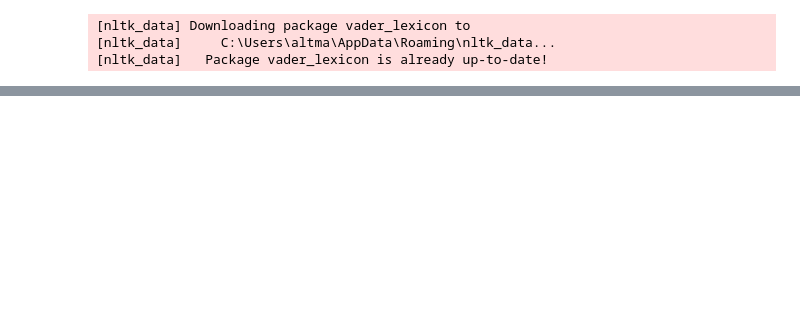
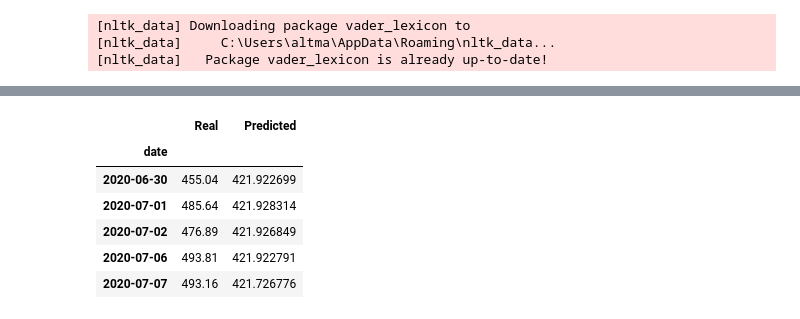
Before and after one commit to JoeHGeoghegan/P2G2-ProjectGit, a Jupyter notebook: Notebooks/model_test.ipynb, the cells around one changed output, grey strips where cells are left out. Saved outputs shown, nothing was run; the diff lists cells and outputs as text; code cells hidden in the pictures; blank space fills up the shorter version.

```diff
--- a/Notebooks/model_test.ipynb
+++ b/Notebooks/model_test.ipynb
@@ -84,0 +290,3 @@ ticker_df_list = [NFLX,FB,UBER,MCHP,ABNB,FANG,MRO, DVN, SPWR,REGI,MTRX,BLK, PYPL
+# %%
+# Compile the model
+model.compile(optimizer="adam", loss="mean_squared_error")
@@ -84,0 +352,15 @@ ticker_df_list = [NFLX,FB,UBER,MCHP,ABNB,FANG,MRO, DVN, SPWR,REGI,MTRX,BLK, PYPL
+# %%
+# Create a DataFrame of Real and Predicted values
+stocks = pd.DataFrame({
+    "Real": real_prices.ravel(),
+    "Predicted": predicted_prices.ravel()
+    }, index = NFLX.index[-len(real_prices): ])
+stocks.head()
+# %% [output]
+|  | Real | Predicted |
+| date |  |  |
+| 2020-06-30 | 455.04 | 421.922699 |
+| 2020-07-01 | 485.64 | 421.928314 |
+| 2020-07-02 | 476.89 | 421.926849 |
+| 2020-07-06 | 493.81 | 421.922791 |
+| 2020-07-07 | 493.16 | 421.726776 |
```
Also changed, not shown: parts of 23 cells of this notebook.
